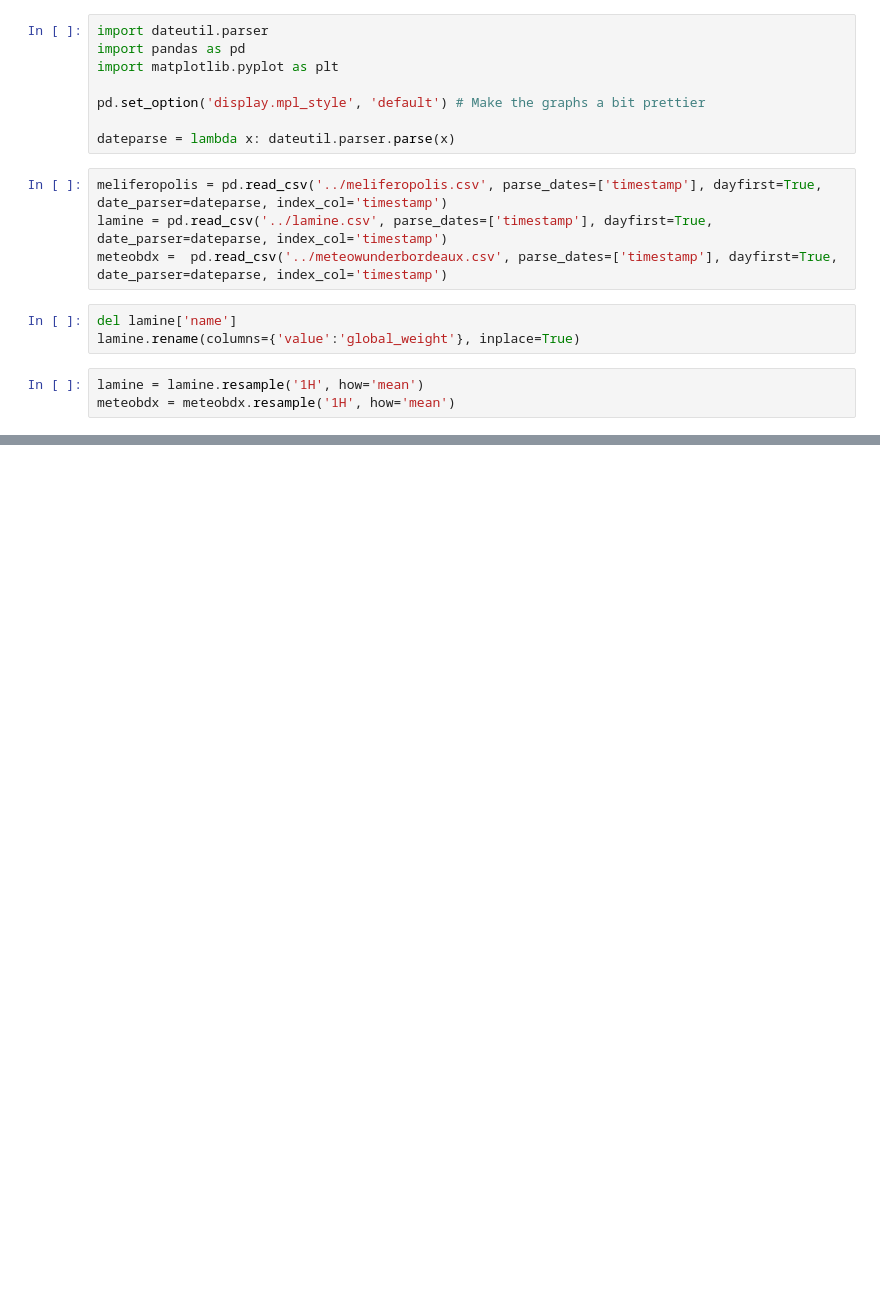
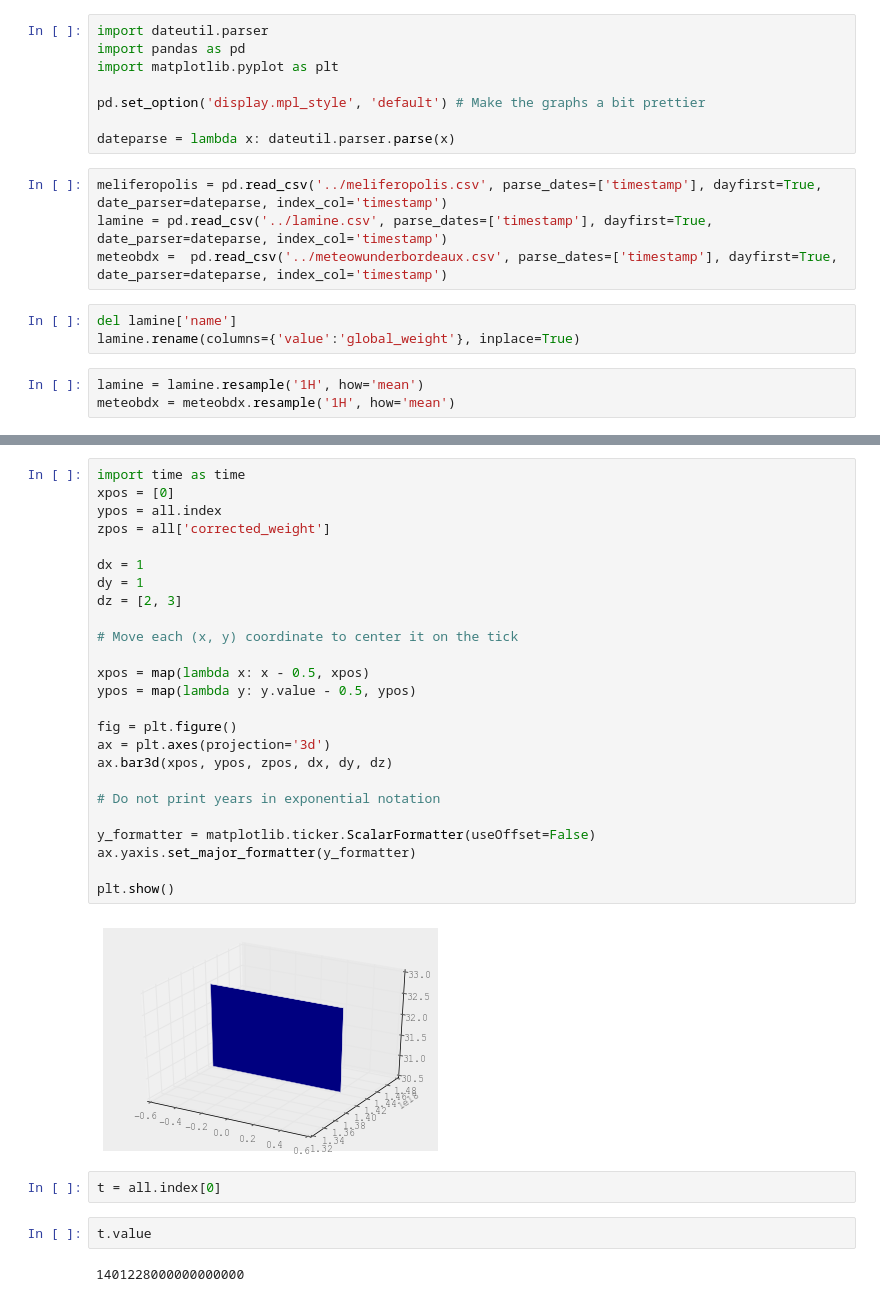
Before and after one commit to mathieue/openbeelab, a Jupyter notebook: ipython/get-all-data-and-merge.ipynb, the cells around one changed output, grey strips where cells are left out. Saved outputs shown, nothing was run; the diff lists cells and outputs as text; blank space fills up the shorter version.

```diff
--- a/ipython/get-all-data-and-merge.ipynb
+++ b/ipython/get-all-data-and-merge.ipynb
@@ -50,0 +70,33 @@ array([[Axes(0.125,0.70625;0.19375x0.19375),
+# %%
+import time as time
+xpos = [0]
+ypos = all.index
+zpos = all['corrected_weight']
+
+dx = 1
+dy = 1
+dz = [2, 3]
+
+# Move each (x, y) coordinate to center it on the tick
+
+xpos = map(lambda x: x - 0.5, xpos)
+ypos = map(lambda y: y.value - 0.5, ypos)
+
+fig = plt.figure()
+ax = plt.axes(projection='3d')
+ax.bar3d(xpos, ypos, zpos, dx, dy, dz)
+
+# Do not print years in exponential notation
+
+y_formatter = matplotlib.ticker.ScalarFormatter(useOffset=False)
+ax.yaxis.set_major_formatter(y_formatter)
+
+plt.show()
+# %% [output]
+[figure, added]
+# %%
+t = all.index[0]
+# %%
+t.value
+# %% [output]
+1401228000000000000
```
Also changed, not shown: parts of 9 cells of this notebook.
